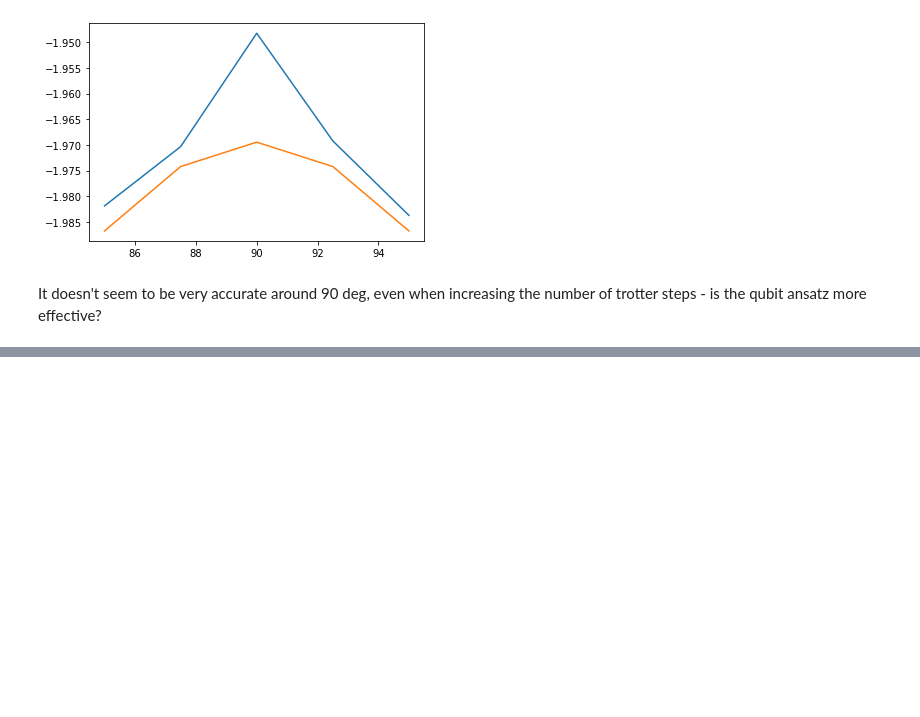
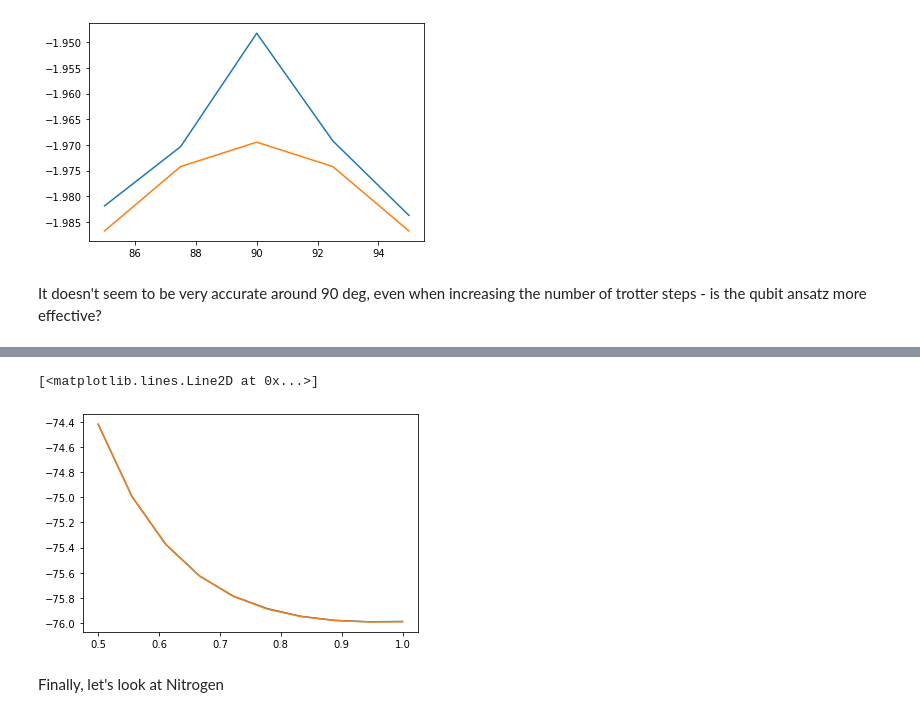
Before and after one commit to MelkoCollective/CDL_2020, a Jupyter notebook: Project_2_VQE_Molecules/S3_Unitary_Ansatz.ipynb, the cells around one changed output, grey strips where cells are left out. Drawn from its saved outputs; the diff is of its cells as text; code cells hidden in the pictures; blank space fills up the shorter version.

```diff
--- a/Project_2_VQE_Molecules/S3_Unitary_Ansatz.ipynb
+++ b/Project_2_VQE_Molecules/S3_Unitary_Ansatz.ipynb
@@ -455,0 +432,35 @@ np.save("../../week_2_h4_qansatz.npy", (angles, qresults))
+# %%
+def run_h2o(length: float, layers: int = 1):
+    xyz_data = get_molecular_data('h2o', geometry=length, xyz_format=True)
+
+    basis = '6-31g'
+    active = {'B1':[0,1], 'A1':[2,3]}
+    h2o = tq.quantumchemistry.Molecule(geometry=xyz_data, basis_set = basis, active_orbitals = active)
+    exact = h2o.compute_energy(method='fci')
+    hf_reference = hf_occ(2*h2o.n_orbitals, h2o.n_electrons)
+    ham = h2o.make_hamiltonian()
+    n_ents = ham.n_qubits
+    ranked_entangler_groupings = generate_QCC_gradient_groupings(ham.to_openfermion(),
+                                                                 2*h2o.n_orbitals,
+                                                                 hf_reference,
+                                                                 cutoff=threshold)
+    entanglers = get_QCC_entanglers(ranked_entangler_groupings, n_ents, 2*h2o.n_orbitals)
+
+    for l in range(layers):
+        if l == 0:
+            qansatz = construct_QMF_ansatz(ham.n_qubits, l)
+        else:
+            qansatz += construct_QMF_ansatz(ham.n_qubits, l)
+        qansatz += construct_QCC_ansatz(entanglers)
+    E = tq.ExpectationValue(H=ham, U=qansatz)
+    n = 5
+    result = minimize_E_random_guesses(objective=E, method='adam', tol=1e-4, n=n)
+    return exact, result
+
+h2oresults = []
+h2oexacts = []
+lengths = np.linspace(0.5, 1, 10)
+for l in lengths:
+    exact, result = run_h2o(l, 1)
+    h2oresults.append(result)
+    h2oexacts.append(exact)
@@ -455,0 +488,6 @@ np.save("../../week_2_h4_qansatz.npy", (angles, qresults))
+# %%
+plt.plot(lengths, h2oresults)
+plt.plot(lengths, h2oexacts)
+# %% [output]
+[<matplotlib.lines.Line2D at 0x...>]
+[figure, added]
@@ -455,0 +496,2 @@ np.save("../../week_2_h4_qansatz.npy", (angles, qresults))
+# %% [markdown]
+Finally, let's look at Nitrogen
```
Also changed, not shown: parts of 14 cells of this notebook.
